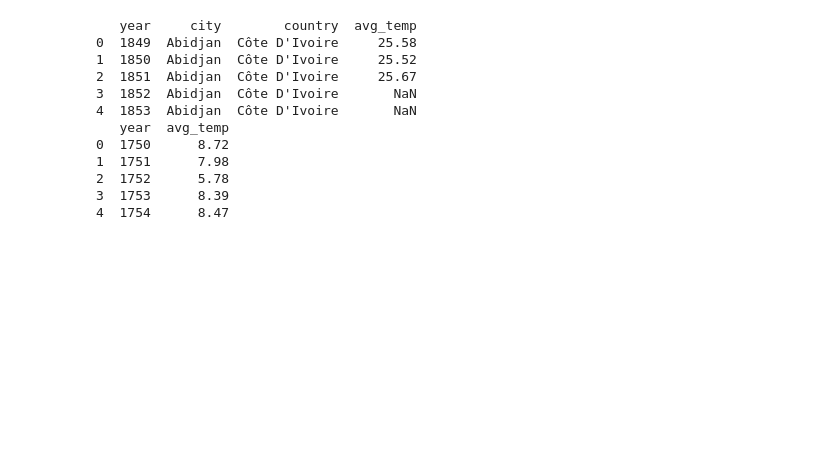
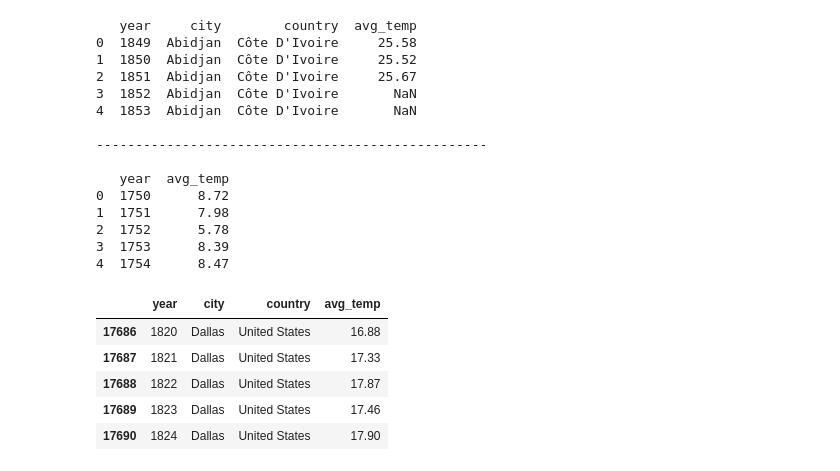
Before and after one commit to NagarjunaThiyyagura/Weather_Data_Analysis, a Jupyter notebook: City_Global_Data_analysis.ipynb, the cells around one changed output. Cells and saved outputs as stored; diff of their text form; code cells hidden in the pictures; blank space fills up the shorter version.

```diff
--- a/City_Global_Data_analysis.ipynb
+++ b/City_Global_Data_analysis.ipynb
@@ -5,6 +7,7 @@ import pandas as pd
 city = pd.read_csv("Data/city_data.csv")
 glob = pd.read_csv("Data/global_data.csv")
 print(city.head(5))
+print("\n" + "-"*50 + "\n")
 print(glob.head(5))
 # %% [output]
    year     city        country  avg_temp
@@ -13,9 +16,24 @@ print(glob.head(5))
 2  1851  Abidjan  Côte D'Ivoire     25.67
 3  1852  Abidjan  Côte D'Ivoire       NaN
 4  1853  Abidjan  Côte D'Ivoire       NaN
+
+--------------------------------------------------
+
    year  avg_temp
 0  1750      8.72
 1  1751      7.98
 2  1752      5.78
 3  1753      8.39
 4  1754      8.47
+# %%
+#get data for Dallas, TX
+dallas = city[city["city"]== "Dallas"]
+glob_filter = glob[glob['year']>= dallas['year'].iloc[0]]
+dallas.head(5)
+# %% [output]
+|  | year | city | country | avg_temp |
+| 17686 | 1820 | Dallas | United States | 16.88 |
+| 17687 | 1821 | Dallas | United States | 17.33 |
+| 17688 | 1822 | Dallas | United States | 17.87 |
+| 17689 | 1823 | Dallas | United States | 17.46 |
+| 17690 | 1824 | Dallas | United States | 17.90 |
```
Also changed, not shown: parts of 4 cells of this notebook.
